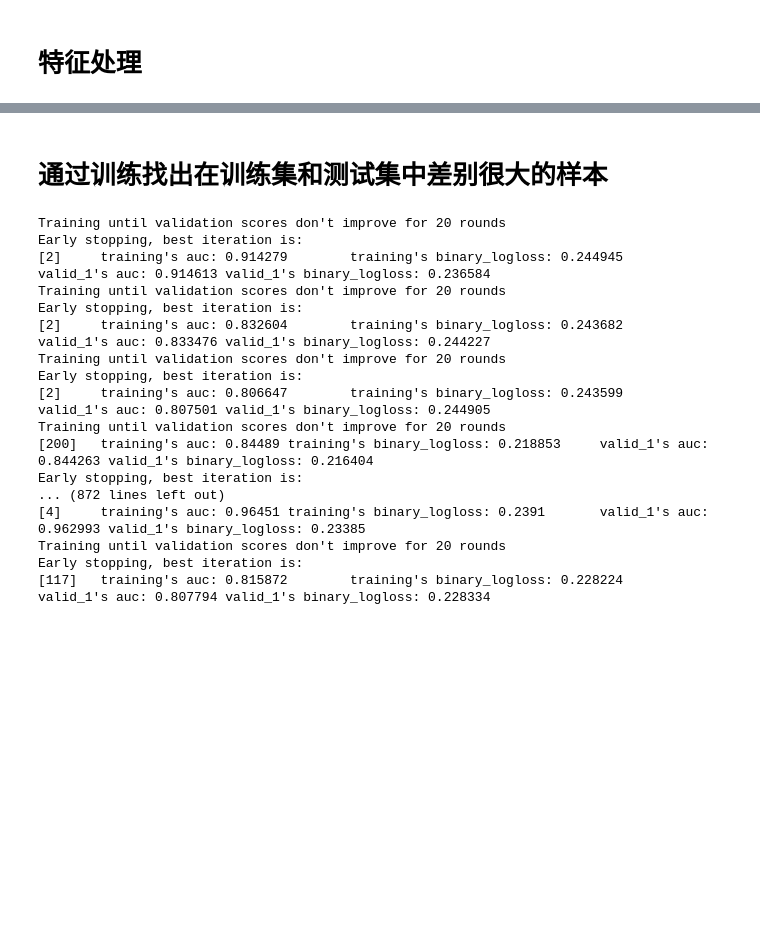
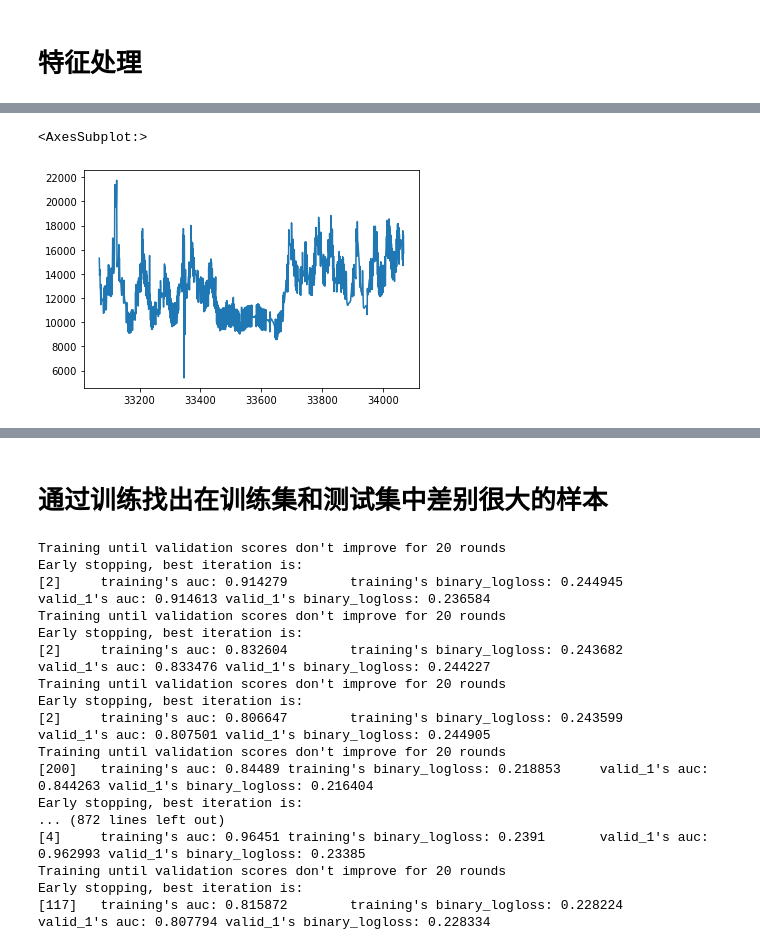
Before and after one commit to mide123/game, a Jupyter notebook: aeration-rate/select_features.ipynb, the cells around one changed output, grey strips where cells are left out. Cells and saved outputs as stored; diff of their text form; code cells hidden in the pictures; blank space fills up the shorter version.

```diff
--- a/aeration-rate/select_features.ipynb
+++ b/aeration-rate/select_features.ipynb
@@ -49,0 +57,5 @@ gc.collect()
+# %%
+train['Label1'][-2000:-1000].plot()
+# %% [output]
+<AxesSubplot:>
+[figure, added]
```
Also changed, not shown: parts of 6 cells of this notebook, 7 other files.
